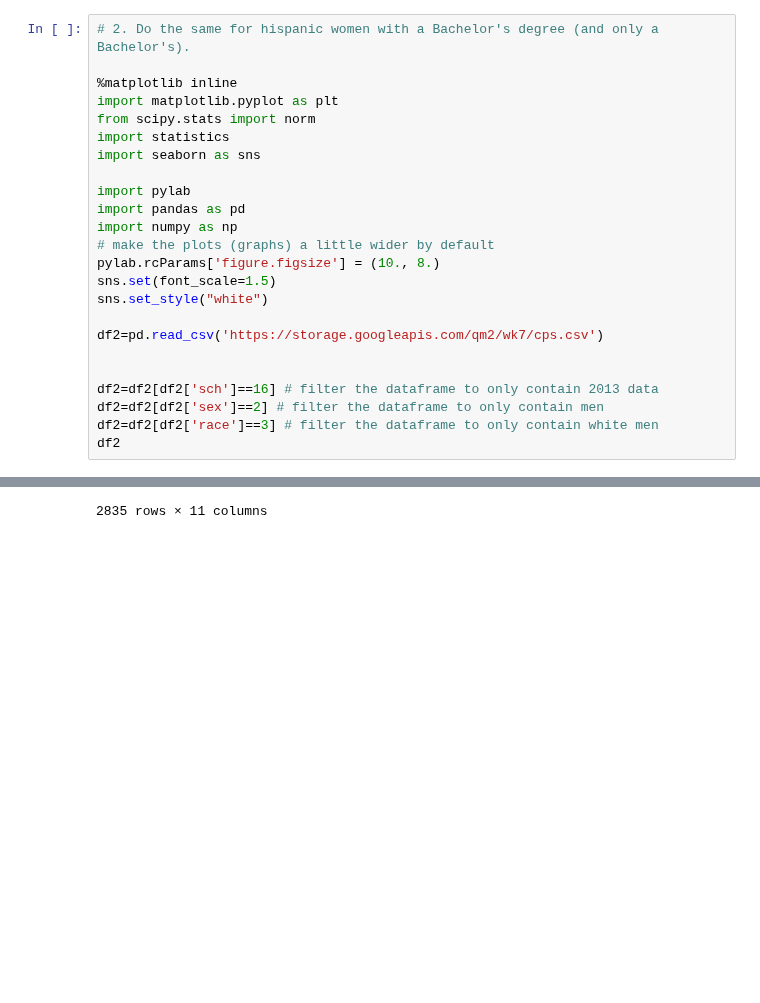
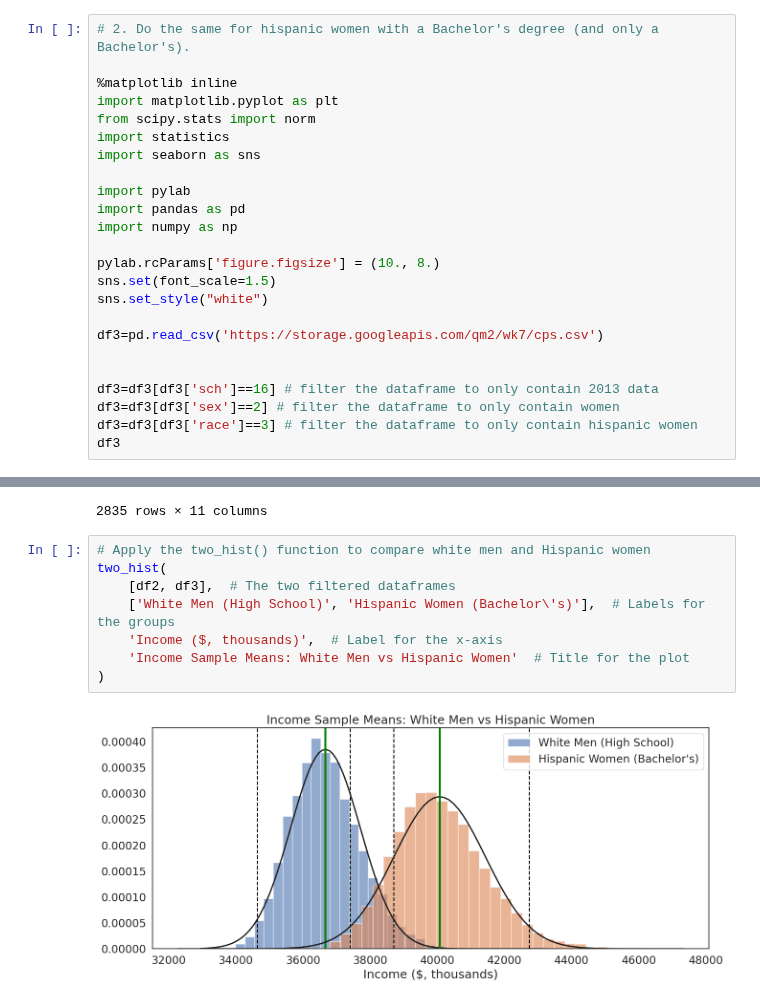
Before and after one commit to laiacoder/QM2, a Jupyter notebook: W5_Distributions_and_Basic_Statistics.ipynb, the cells around one changed output, grey strips where cells are left out. Drawn from its saved outputs; the diff is of its cells as text; blank space fills up the shorter version.

```diff
--- a/W5_Distributions_and_Basic_Statistics.ipynb
+++ b/W5_Distributions_and_Basic_Statistics.ipynb
@@ -764,18 +764,18 @@ import seaborn as sns
 import pylab
 import pandas as pd
 import numpy as np
-# make the plots (graphs) a little wider by default
+
 pylab.rcParams['figure.figsize'] = (10., 8.)
 sns.set(font_scale=1.5)
 sns.set_style("white")
 
-df2=pd.read_csv('https://storage.googleapis.com/qm2/wk7/cps.csv')
+df3=pd.read_csv('https://storage.googleapis.com/qm2/wk7/cps.csv')
 
 
-df2=df2[df2['sch']==16] # filter the dataframe to only contain 2013 data
-df2=df2[df2['sex']==2] # filter the dataframe to only contain men
-df2=df2[df2['race']==3] # filter the dataframe to only contain white men
-df2
+df3=df3[df3['sch']==16] # filter the dataframe to only contain 2013 data
+df3=df3[df3['sex']==2] # filter the dataframe to only contain women
+df3=df3[df3['race']==3] # filter the dataframe to only contain hispanic women
+df3
 # %% [output]
 |  | year | state | age | sex | race | sch | ind | union | incwage | realhrwage | ... |
 | 175936 | 2007 | 48 | 27 | 2 | 3 | 16.0 | 7870 | 0.0 | 23000.0 | 11.866172 | ... |
@@ -790,3 +790,13 @@ df2
 | 344129 | 2007 | 4 | 47 | 2 | 3 | 16.0 | 6870 | 0.0 | 21000.0 | 10.834331 | ... |
 | 344251 | 2007 | 48 | 42 | 2 | 3 | 16.0 | 7860 | 0.0 | 35000.0 | 18.057219 | ... |
 2835 rows × 11 columns
+# %%
+# Apply the two_hist() function to compare white men and Hispanic women
+two_hist(
+    [df2, df3],  # The two filtered dataframes
+    ['White Men (High School)', 'Hispanic Women (Bachelor\'s)'],  # Labels for the groups
+    'Income ($, thousands)',  # Label for the x-axis
+    'Income Sample Means: White Men vs Hispanic Women'  # Title for the plot
+)
+# %% [output]
+[figure, added]
```
Also changed, not shown: parts of 12 cells of this notebook.
